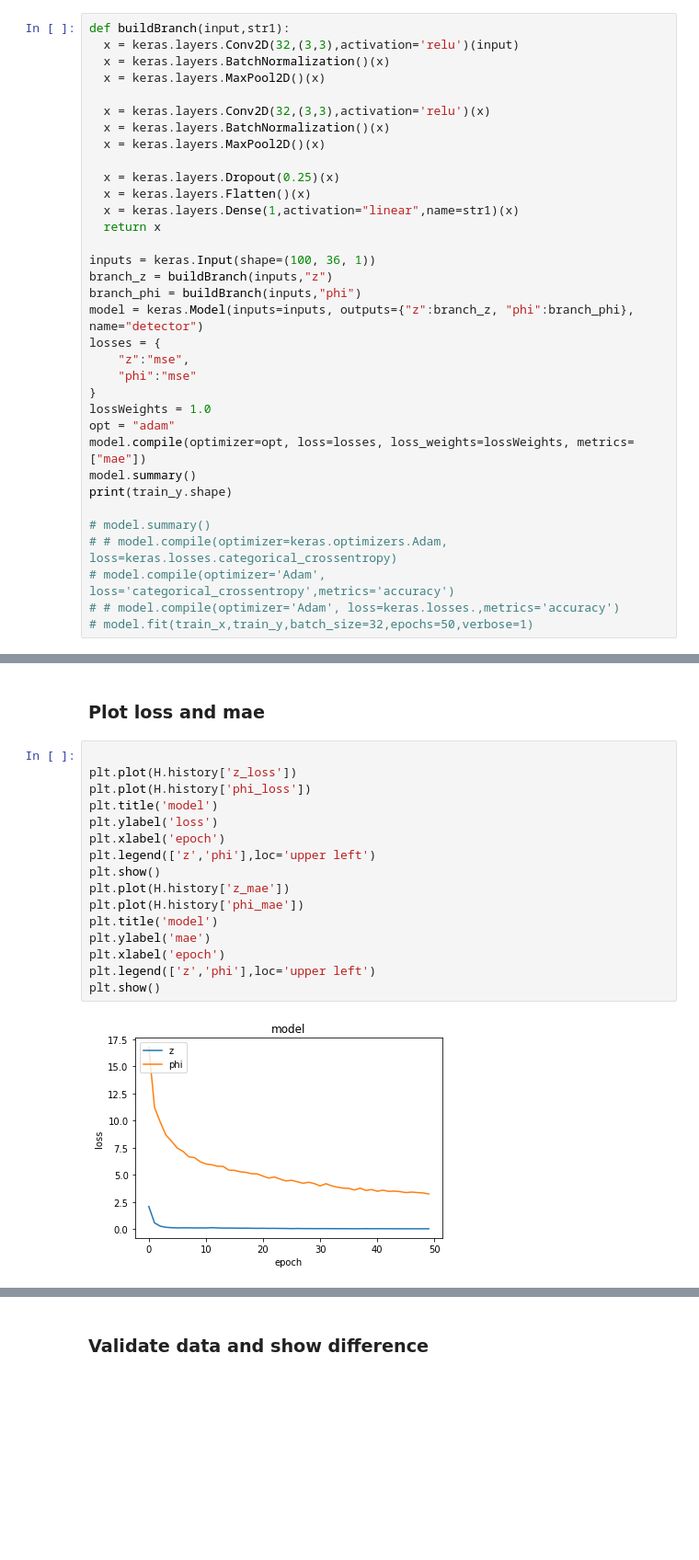
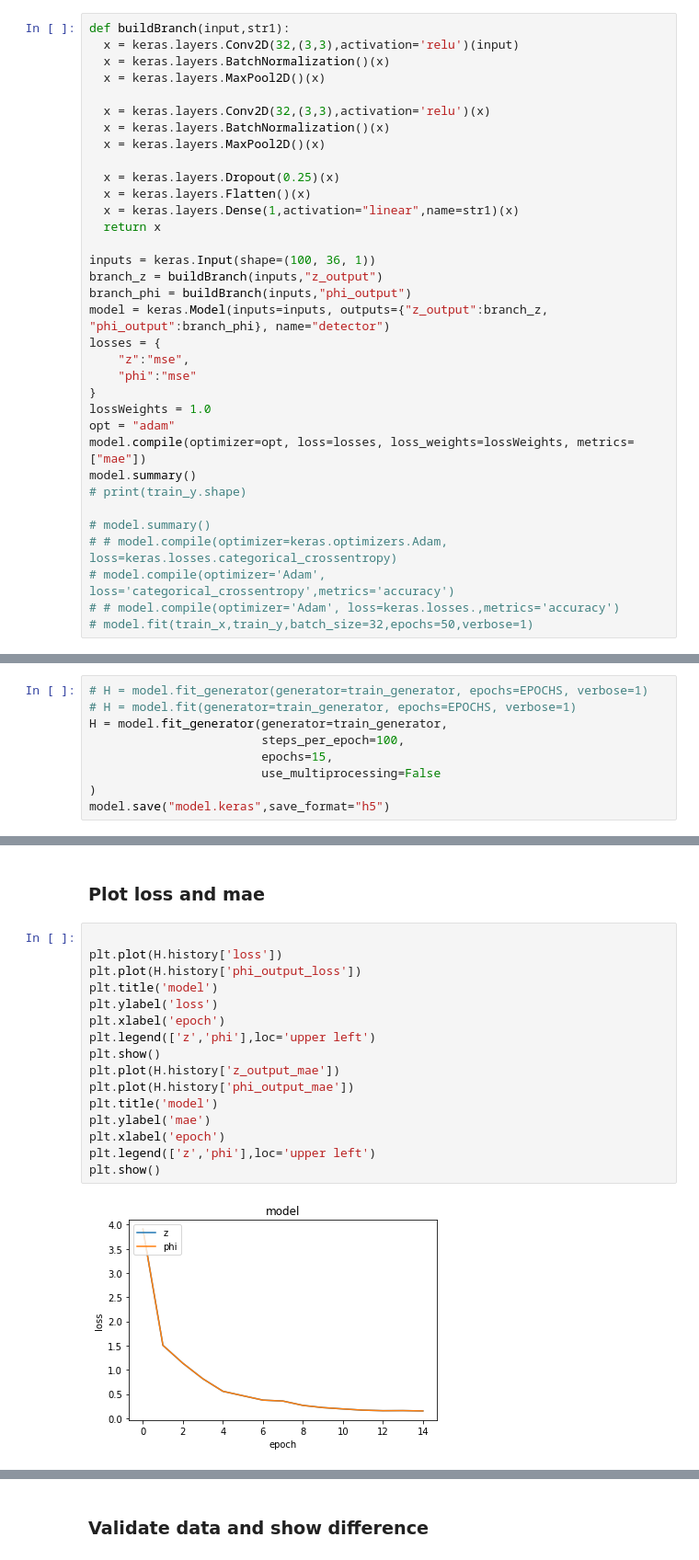
Before and after one commit to dfurletov/Mentorship_Notebooks, a Jupyter notebook: LunchMay2019/LunchJ.ipynb, the cells around one changed output, grey strips where cells are left out. Shown at 92% size. Drawn from its saved outputs; the diff is of its cells as text; blank space fills up the shorter version.

```diff
--- a/LunchMay2019/LunchJ.ipynb
+++ b/LunchMay2019/LunchJ.ipynb
@@ -200,9 +256,9 @@ def buildBranch(input,str1):
   return x
 
 inputs = keras.Input(shape=(100, 36, 1))
-branch_z = buildBranch(inputs,"z")
-branch_phi = buildBranch(inputs,"phi")
-model = keras.Model(inputs=inputs, outputs={"z":branch_z, "phi":branch_phi}, name="detector")
+branch_z = buildBranch(inputs,"z_output")
+branch_phi = buildBranch(inputs,"phi_output")
+model = keras.Model(inputs=inputs, outputs={"z_output":branch_z, "phi_output":branch_phi}, name="detector")
 losses = {
     "z":"mse",
     "phi":"mse"
@@ -211,7 +267,7 @@ lossWeights = 1.0
 opt = "adam"
 model.compile(optimizer=opt, loss=losses, loss_weights=lossWeights, metrics=["mae"])
 model.summary()
-print(train_y.shape)
+# print(train_y.shape)
 
 # model.summary()
 # # model.compile(optimizer=keras.optimizers.Adam, loss=keras.losses.categorical_crossentropy)
@@ -241,6 +279,15 @@ ________________________________________________________________________________
 # %%
 H = model.fit(x=train_x, y={"z":train_y[:,0], "phi":train_y[:,1]}, epochs=EPOCHS, verbose=0)
 model.save("model.keras",save_format="h5")
+# %%
+# H = model.fit_generator(generator=train_generator, epochs=EPOCHS, verbose=1)
+# H = model.fit(generator=train_generator, epochs=EPOCHS, verbose=1)
+H = model.fit_generator(generator=train_generator,
+                        steps_per_epoch=100,
+                        epochs=15,
+                        use_multiprocessing=False
+)
+model.save("model.keras",save_format="h5")
 # %%
 print(H.history.keys())
 # %% [output]
@@ -249,19 +296,19 @@ dict_keys(['loss', 'phi_loss', 'z_loss', 'phi_mae', 'z_mae'])
 ### Plot loss and mae
 # %%
 
-plt.plot(H.history['z_loss'])
-plt.plot(H.history['phi_loss'])
+plt.plot(H.history['loss'])
+plt.plot(H.history['phi_output_loss'])
 plt.title('model')
 plt.ylabel('loss')
 plt.xlabel('epoch')
 plt.legend(['z','phi'],loc='upper left')
 plt.show()
-plt.plot(H.history['z_mae'])
-plt.plot(H.history['phi_mae'])
+plt.plot(H.history['z_output_mae'])
+plt.plot(H.history['phi_output_mae'])
 plt.title('model')
 plt.ylabel('mae')
 plt.xlabel('epoch')
 plt.legend(['z','phi'],loc='upper left')
 plt.show()
 # %% [output]
-[figure, old version]
+[figure, new version]
```
Also changed, not shown: parts of 15 cells of this notebook.
